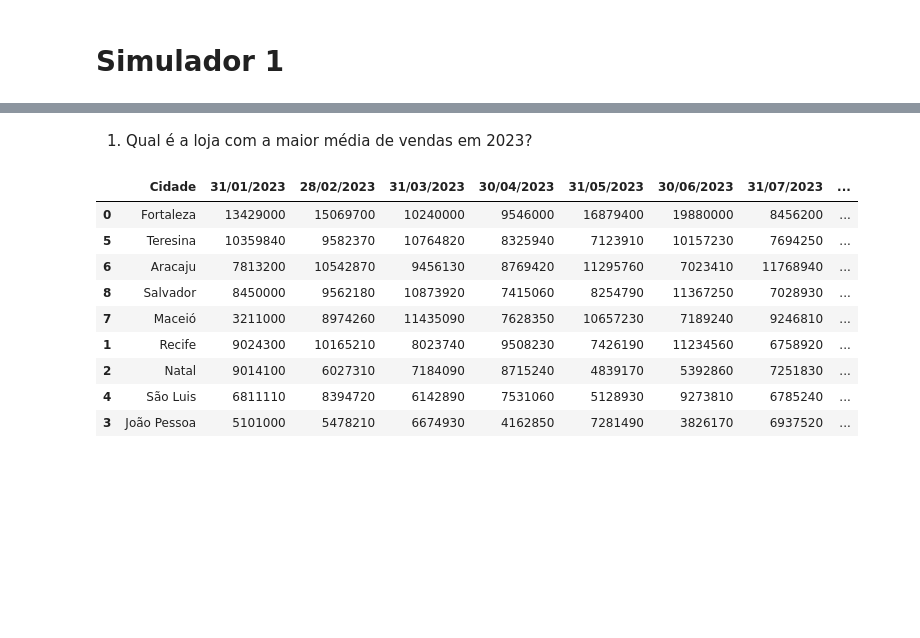
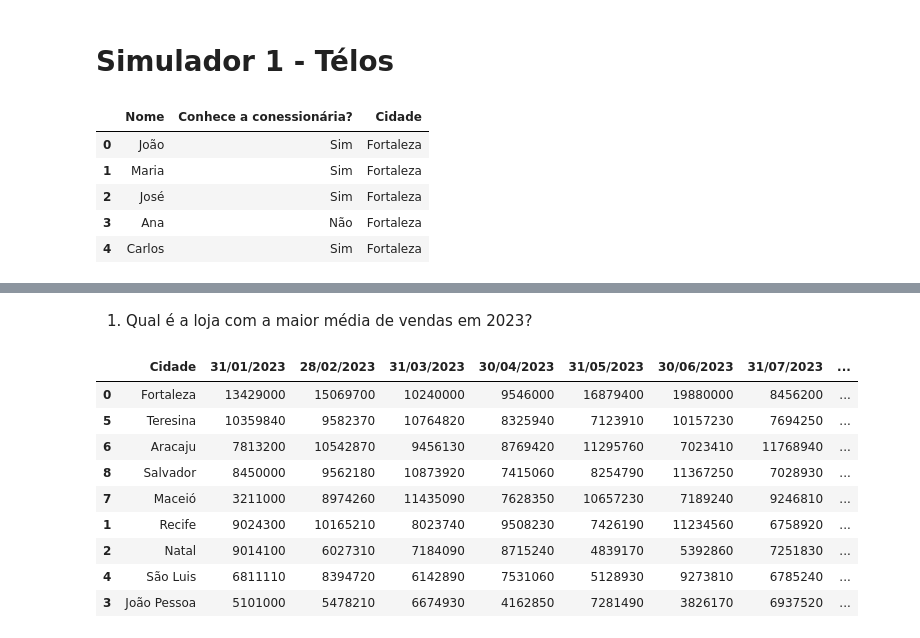
Before and after one commit to NiEl0503/SimuladorNivel1, a Jupyter notebook: Simulador1.ipynb, the cells around one changed output, grey strips where cells are left out. Drawn from its saved outputs; the diff is of its cells as text; code cells hidden in the pictures; blank space fills up the shorter version.

```diff
--- a/Simulador1.ipynb
+++ b/Simulador1.ipynb
@@ -1,7 +1,7 @@
 # %% [markdown]
 <a href="https://colab.research.google.com/github/NiEl0503/SimuladorNivel1/blob/main/Simulador1.ipynb" target="_parent"><img src="https://colab.research.google.com/assets/colab-badge.svg" alt="Open In Colab"/></a>
 # %% [markdown]
-# Simulador 1
+# Simulador 1 - Télos
 # %%
 # Importando as bibliotecas
 import pandas as pd
@@ -16,0 +17,10 @@ vendas_2023 = pd.read_excel('/content/Vendas de 2023.xlsx')
+# %%
+# Revendo o df de pesquisa_populacao
+pesquisa_populacao.head()
+# %% [output]
+|  | Nome | Conhece a conessionária? | Cidade |
+| 0 | João | Sim | Fortaleza |
+| 1 | Maria | Sim | Fortaleza |
+| 2 | José | Sim | Fortaleza |
+| 3 | Ana | Não | Fortaleza |
+| 4 | Carlos | Sim | Fortaleza |
```
Also changed, not shown: parts of 4 cells of this notebook.
